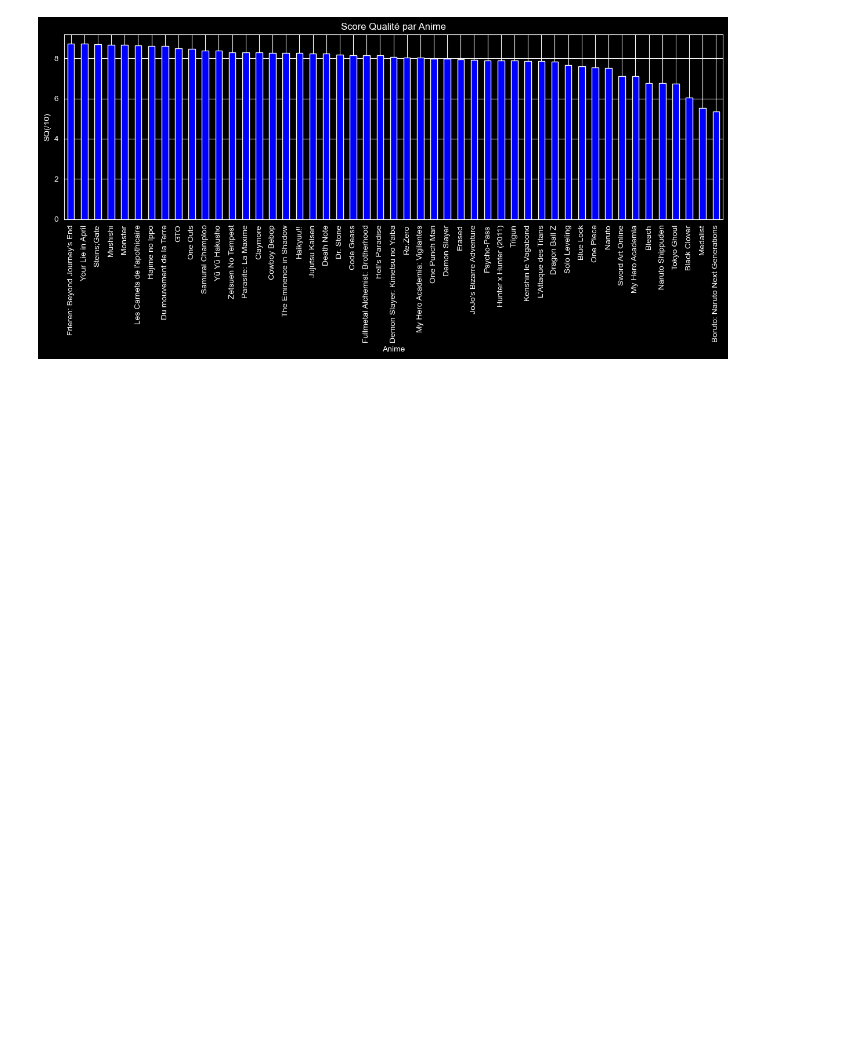
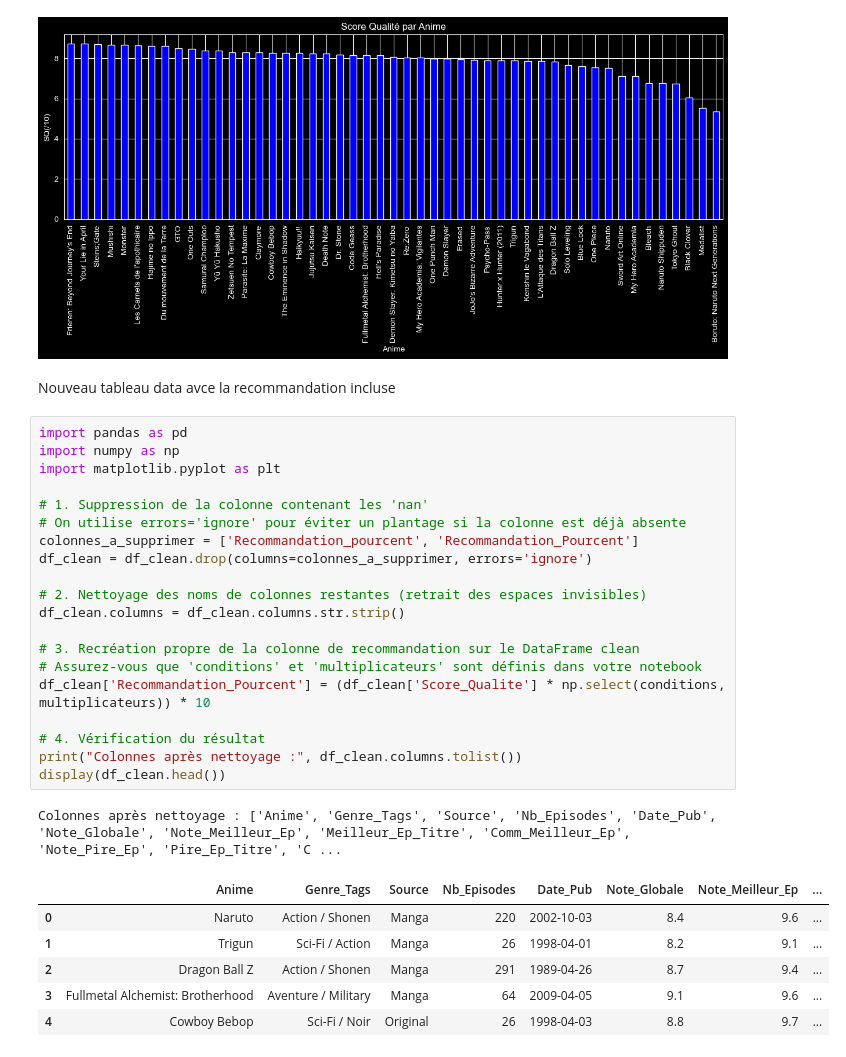
Before and after one commit to Ali77225/Analyse-DATA-Anim-s, a Jupyter notebook: Notebook anime.ipynb, the cells around one changed output. Saved outputs shown, nothing was run; the diff lists cells and outputs as text; blank space fills up the shorter version.

```diff
--- a/Notebook anime.ipynb
+++ b/Notebook anime.ipynb
@@ -329,4 +329,34 @@ plt.tight_layout()
 plt.show()
 # %% [output]
 [figure]
+# %% [markdown]
+Nouveau tableau data avce la recommandation incluse
+# %%
+import pandas as pd
+import numpy as np
+import matplotlib.pyplot as plt
+
+# 1. Suppression de la colonne contenant les 'nan'
+# On utilise errors='ignore' pour éviter un plantage si la colonne est déjà absente
+colonnes_a_supprimer = ['Recommandation_pourcent', 'Recommandation_Pourcent']
+df_clean = df_clean.drop(columns=colonnes_a_supprimer, errors='ignore')
+
+# 2. Nettoyage des noms de colonnes restantes (retrait des espaces invisibles)
+df_clean.columns = df_clean.columns.str.strip()
+
+# 3. Recréation propre de la colonne de recommandation sur le DataFrame clean
+# Assurez-vous que 'conditions' et 'multiplicateurs' sont définis dans votre notebook
+df_clean['Recommandation_Pourcent'] = (df_clean['Score_Qualite'] * np.select(conditions, multiplicateurs)) * 10
+
+# 4. Vérification du résultat
+print("Colonnes après nettoyage :", df_clean.columns.tolist())
+display(df_clean.head())
+# %% [output]
+Colonnes après nettoyage : ['Anime', 'Genre_Tags', 'Source', 'Nb_Episodes', 'Date_Pub', 'Note_Globale', 'Note_Meilleur_Ep', 'Meilleur_Ep_Titre', 'Comm_Meilleur_Ep', 'Note_Pire_Ep', 'Pire_Ep_Titre', 'C ...
+|  | Anime | Genre_Tags | Source | Nb_Episodes | Date_Pub | Note_Globale | Note_Meilleur_Ep | ... |
+| 0 | Naruto | Action / Shonen | Manga | 220 | 2002-10-03 | 8.4 | 9.6 | ... |
+| 1 | Trigun | Sci-Fi / Action | Manga | 26 | 1998-04-01 | 8.2 | 9.1 | ... |
+| 2 | Dragon Ball Z | Action / Shonen | Manga | 291 | 1989-04-26 | 8.7 | 9.4 | ... |
+| 3 | Fullmetal Alchemist: Brotherhood | Aventure / Military | Manga | 64 | 2009-04-05 | 9.1 | 9.6 | ... |
+| 4 | Cowboy Bebop | Sci-Fi / Noir | Original | 26 | 1998-04-03 | 8.8 | 9.7 | ... |
 # %% [markdown]
```
Also changed, not shown: parts of 5 cells of this notebook.
